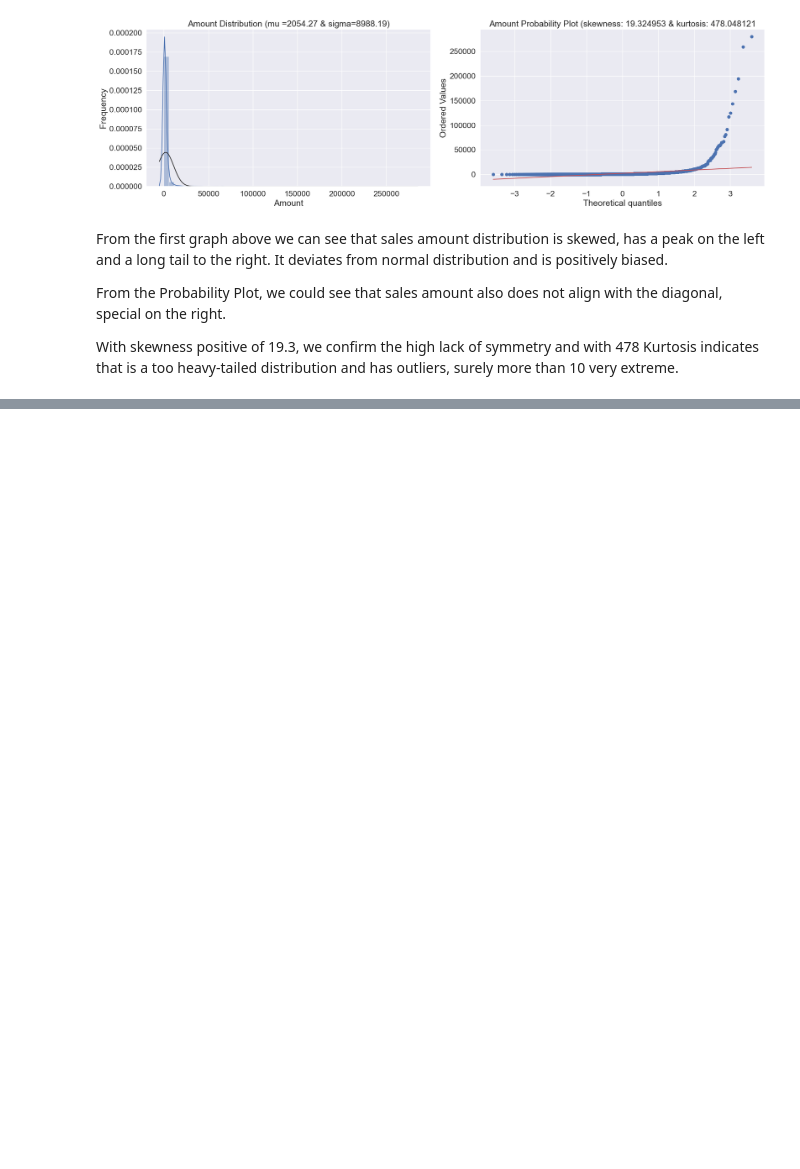
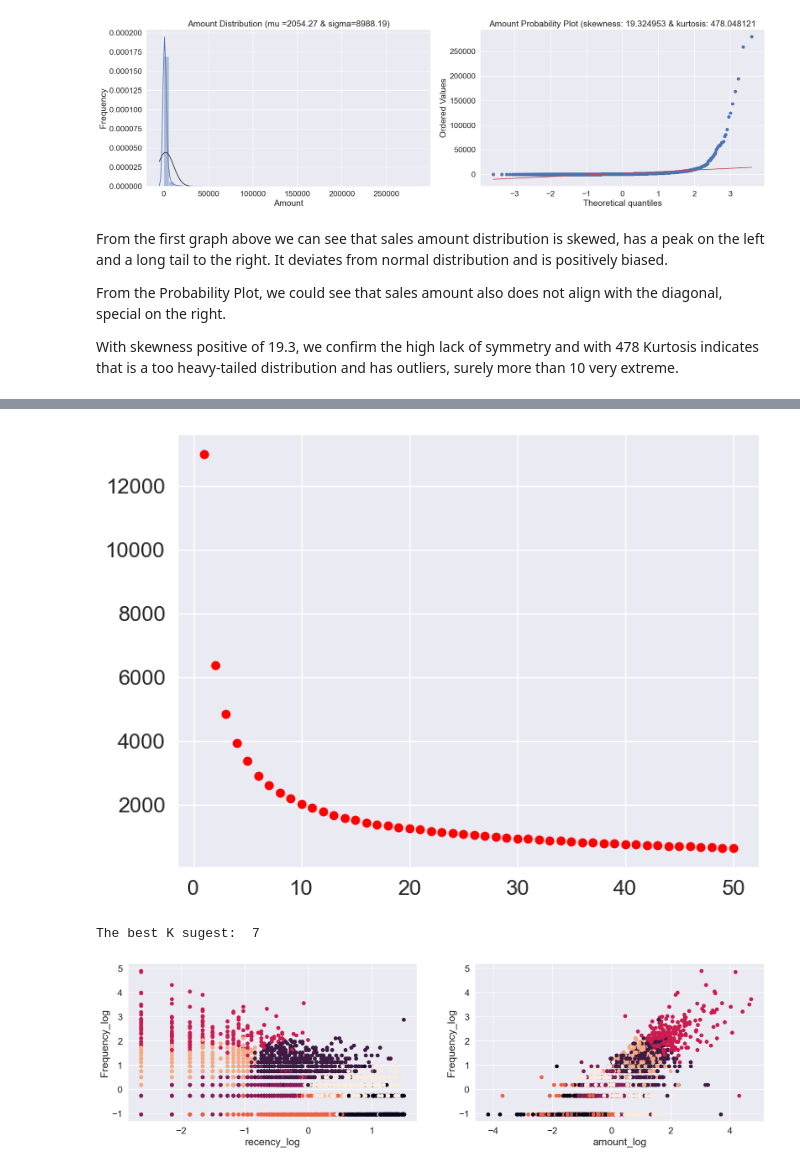
Before and after one commit to INCREDIBLE-AURNOB/Market-Basket-Analysis-and-Customer-Segmentation-, a Jupyter notebook: main.ipynb, the cells around one changed output, grey strips where cells are left out. Saved outputs shown, nothing was run; the diff lists cells and outputs as text; code cells hidden in the pictures; blank space fills up the shorter version.

```diff
--- a/main.ipynb
+++ b/main.ipynb
@@ -416,0 +483,60 @@ customer_history_df.describe()
+# %%
+cl = 50
+corte = 0.1
+
+anterior = 100000000000000
+cost = []
+K_best = cl
+
+for k in range (1, cl+1):
+    # Create a kmeans model on our data, using k clusters.  random_state helps ensure that the algorithm returns the same results each time.
+    model = KMeans(
+        n_clusters=k,
+        init='k-means++', #'random',
+        n_init=10,
+        max_iter=300,
+        tol=1e-04,
+        random_state=101)
+
+    model = model.fit(x_scaled)
+
+    # These are our fitted labels for clusters -- the first cluster has label 0, and the second has label 1.
+    labels = model.labels_
+
+    # Sum of distances of samples to their closest cluster center
+    interia = model.inertia_
+    if (K_best == cl) and (((anterior - interia)/anterior) < corte): K_best = k - 1
+    cost.append(interia)
+    anterior = interia
+
+plt.figure(figsize=(8, 6))
+plt.scatter(range (1, cl+1), cost, c='red')
+plt.show()
+
+# Create a kmeans model with the best K.
+print('The best K sugest: ',K_best)
+model = KMeans(n_clusters=K_best, init='k-means++', n_init=10,max_iter=300, tol=1e-04, random_state=101)
+
+# Note I'm scaling the data to normalize it! Important for good results.
+model = model.fit(x_scaled)
+
+# These are our fitted labels for clusters -- the first cluster has label 0, and the second has label 1.
+labels = model.labels_
+
+# And we'll visualize it:
+#plt.scatter(x_scaled[:,0], x_scaled[:,1], c=model.labels_.astype(float))
+fig = plt.figure(figsize=(20,5))
+ax = fig.add_subplot(121)
+plt.scatter(x = x_scaled[:,1], y = x_scaled[:,0], c=model.labels_.astype(float))
+ax.set_xlabel(feature_vector[1])
+ax.set_ylabel(feature_vector[0])
+ax = fig.add_subplot(122)
+plt.scatter(x = x_scaled[:,2], y = x_scaled[:,0], c=model.labels_.astype(float))
+ax.set_xlabel(feature_vector[2])
+ax.set_ylabel(feature_vector[0])
+
+plt.show()
+# %% [output]
+[figure, added]
+The best K sugest:  7
+[figure, added]
```
Also changed, not shown: parts of 12 cells of this notebook.
